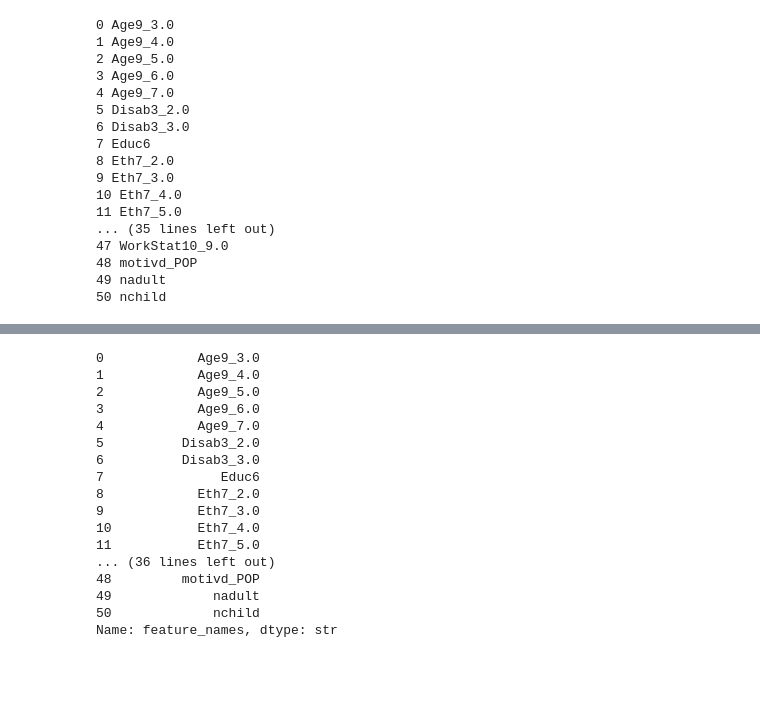
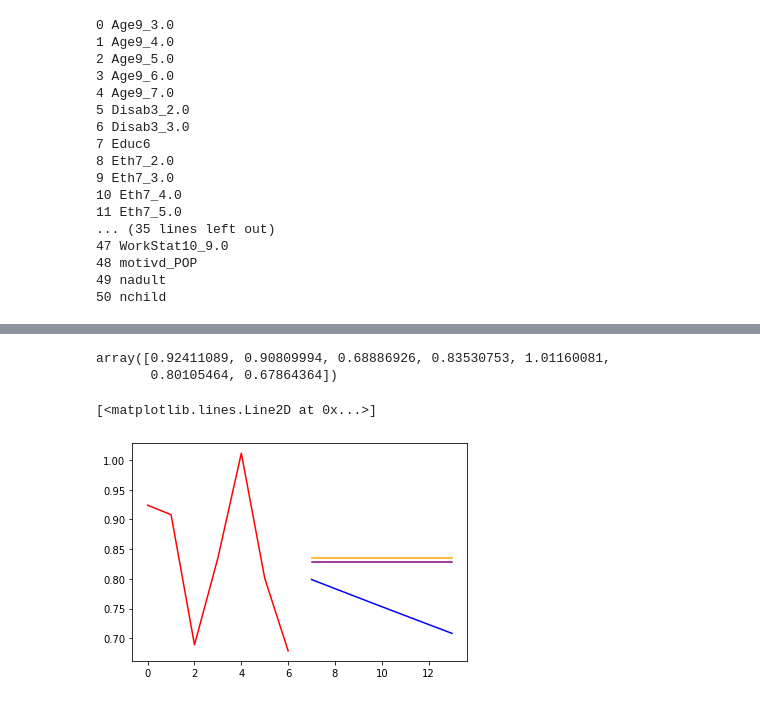
Before and after one commit to ferguswatson39/london_sport2, a Jupyter notebook: notebooks/stream_2/coef_trend_plot.ipynb, the cells around one changed output, grey strips where cells are left out. Cells and saved outputs as stored; diff of their text form; code cells hidden in the pictures; blank space fills up the shorter version.

```diff
--- a/notebooks/stream_2/coef_trend_plot.ipynb
+++ b/notebooks/stream_2/coef_trend_plot.ipynb
@@ -82,20 +77,31 @@ list(df_p.index.unique())
-# %%
-df_p['feature_names']
-# %% [output]
-0            Age9_3.0
-1            Age9_4.0
-2            Age9_5.0
-3            Age9_6.0
-4            Age9_7.0
-5          Disab3_2.0
-6          Disab3_3.0
-7               Educ6
-8            Eth7_2.0
-9            Eth7_3.0
-10           Eth7_4.0
-11           Eth7_5.0
-... (36 lines left out)
-48         motivd_POP
-49             nadult
-50             nchild
-Name: feature_names, dtype: str
+# %%
+new = df[['feature_names', 'year', 'odds_ratios']]
+new = new[new['feature_names'] == 'Eth7_6.0']
+# model = ARIMA()
+data = new['odds_ratios'].values
+data
+# %% [output]
+array([0.92411089, 0.90809994, 0.68886926, 0.83530753, 1.01160081,
+       0.80105464, 0.67864364])
+# %%
+from statsmodels.tsa.holtwinters import SimpleExpSmoothing, Holt, ExponentialSmoothing
+simpexp = SimpleExpSmoothing(data)
+exp = ExponentialSmoothing(data)
+holt = Holt(data, damped_trend=True)
+simp_fit = simpexp.fit()
+exp_fit = exp.fit()
+holt_fit = holt.fit()
+# %%
+holt_preds = holt_fit.forecast(len(data))
+simp_preds = simp_fit.forecast(len(data))
+exp_preds = exp_fit.forecast(len(data))
+# %%
+data_len = np.arange(len(data))
+pred_len = np.arange(len(data), len(data) + len(holt_preds))
+plt.plot(data_len, data, c='red')
+plt.plot(pred_len, holt_preds, c='blue')
+plt.plot(pred_len, simp_preds, c='purple')
+plt.plot(pred_len, exp_preds, c='orange')
+# %% [output]
+[<matplotlib.lines.Line2D at 0x...>]
+[figure, added]
```
Also changed, not shown: parts of 3 cells of this notebook, 2 other files.
